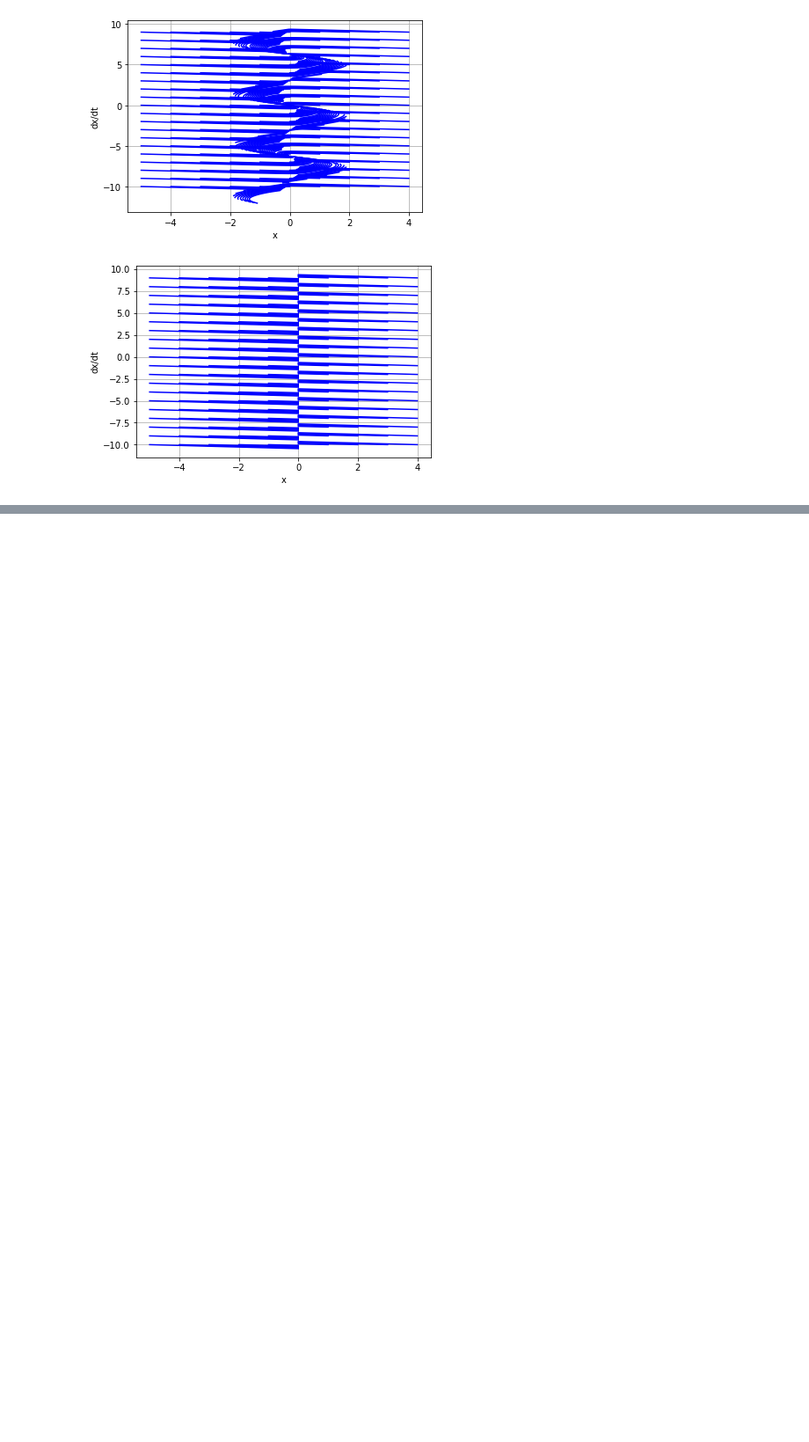
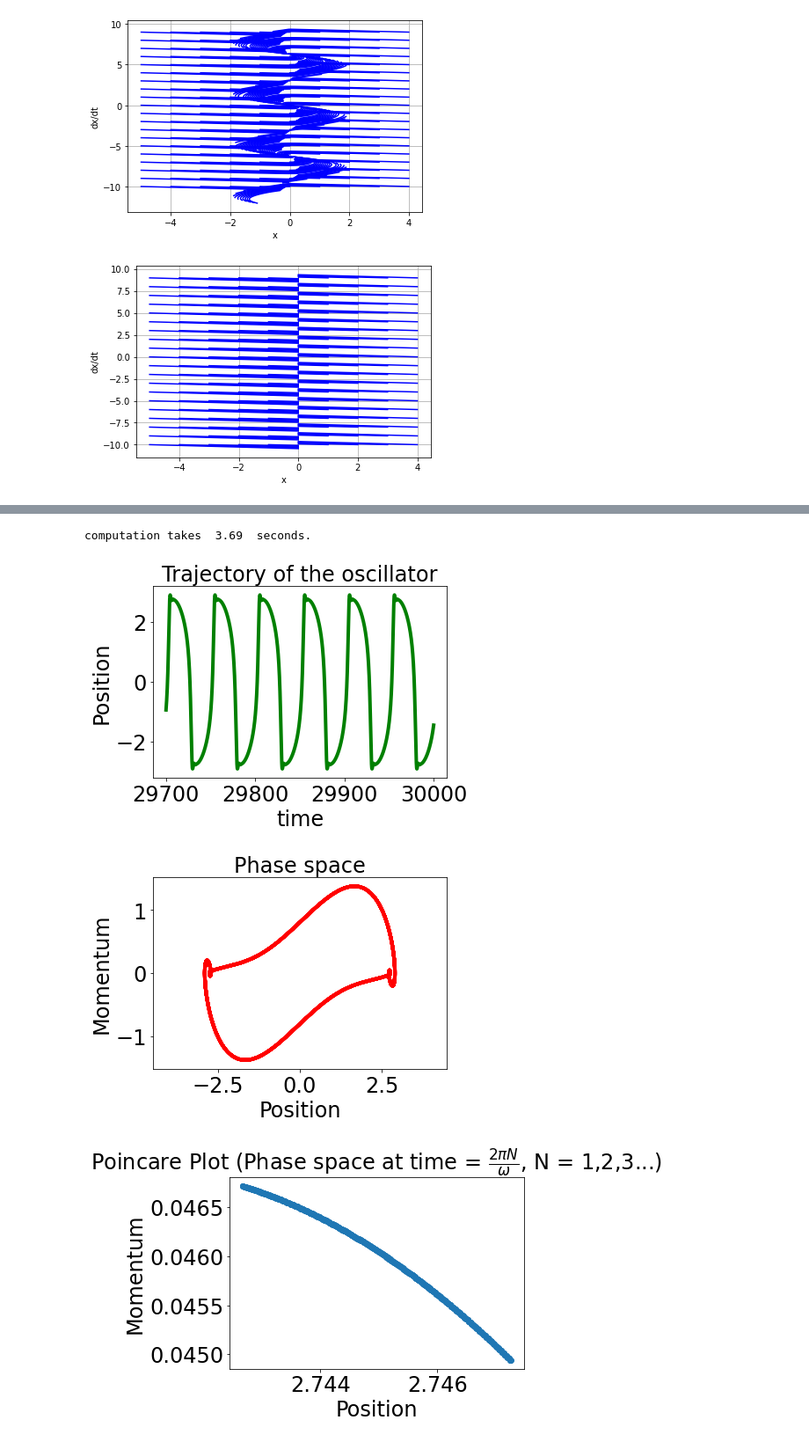
Before and after one commit to KartnDev/MathWorks, a Jupyter notebook: SciPyProjects/PhasePortrait/OdePhasePortraitPlotter.ipynb, the cells around one changed output, grey strips where cells are left out. Shown: that part at 88% size. Drawn from its saved outputs; the diff is of its cells as text; code cells hidden in the pictures; blank space fills up the shorter version.

```diff
--- a/SciPyProjects/PhasePortrait/OdePhasePortraitPlotter.ipynb
+++ b/SciPyProjects/PhasePortrait/OdePhasePortraitPlotter.ipynb
@@ -93,0 +221,7 @@ v_render_phase_portrait(lambda vector_y, t_time, b, c:
+# %%
+duffing_graphing(omega = 1/8, gamma = 2, h = 0.1)
+# %% [output]
+computation takes  3.69  seconds.
+[figure, added]
+[figure, added]
+[figure, added]
```
Also changed, not shown: parts of 10 cells of this notebook.
